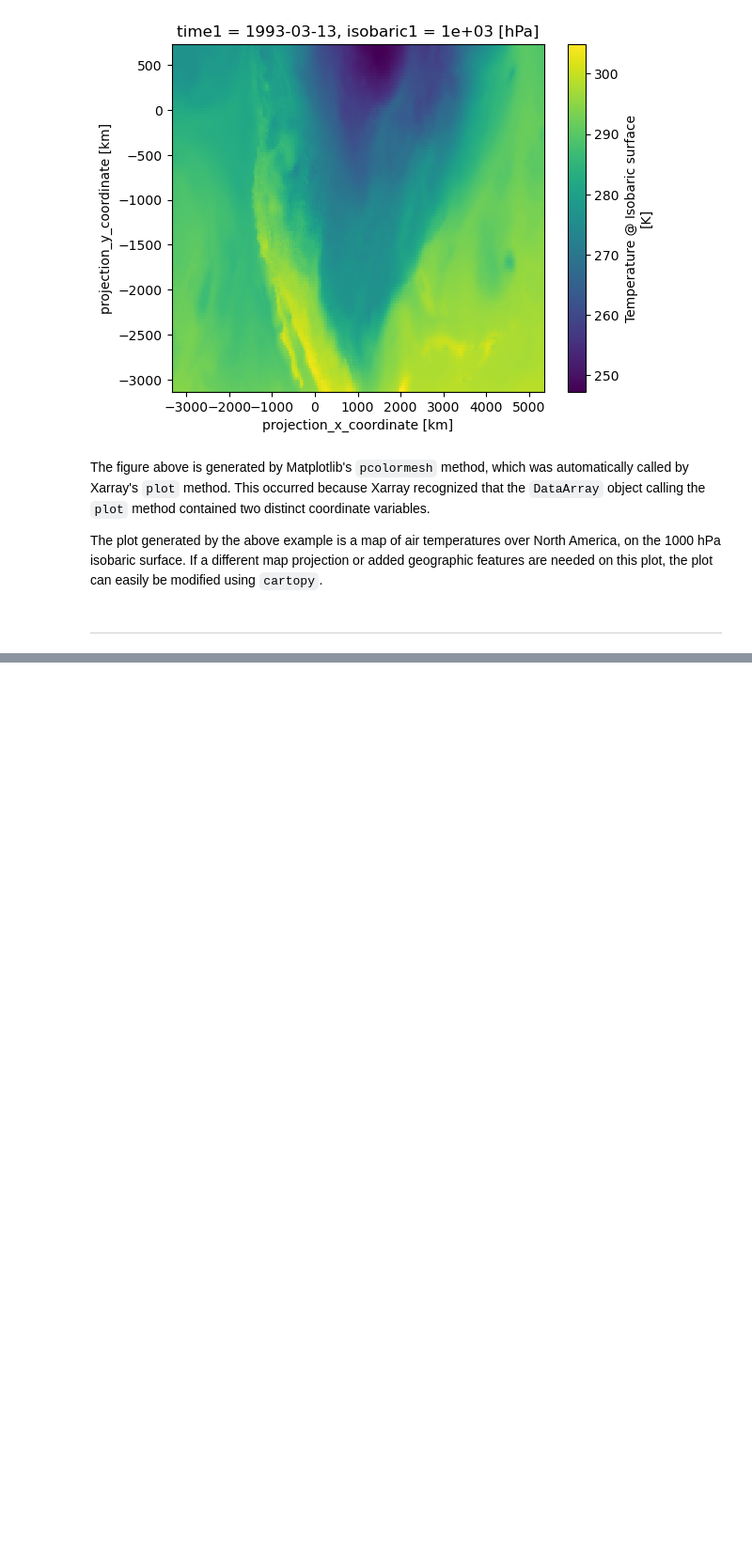
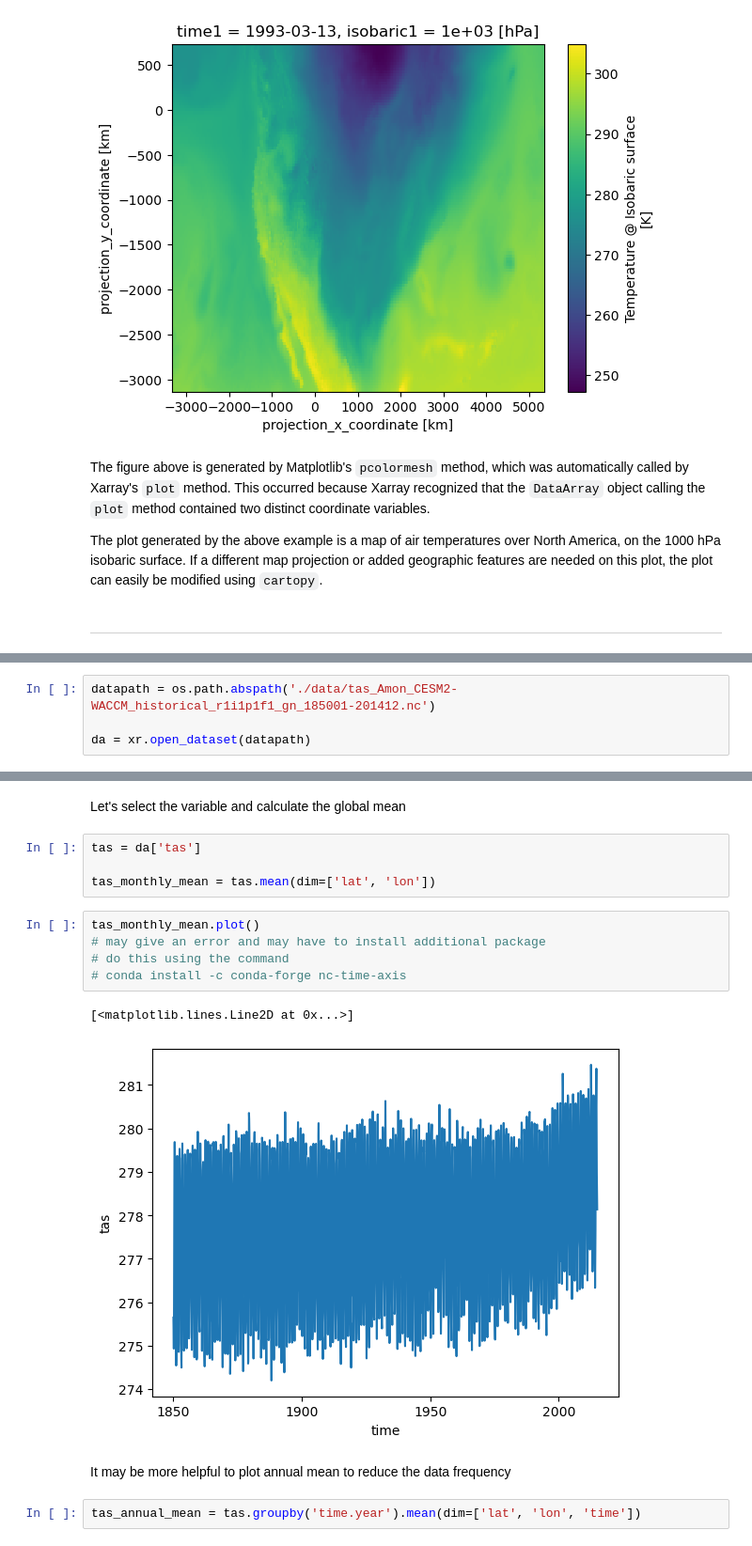
Before and after one commit to ai4er-cdt/induction-jupyter, a Jupyter notebook: main_afternoon4_xarray_dask_cartopy.ipynb, the cells around one changed output, grey strips where cells are left out. Shown: that part at 94% size. Cells and saved outputs as stored; diff of their text form; blank space fills up the shorter version.

```diff
--- a/main_afternoon4_xarray_dask_cartopy.ipynb
+++ b/main_afternoon4_xarray_dask_cartopy.ipynb
@@ -252,0 +273,4 @@ The plot generated by the above example is a map of air temperatures over North
+# %%
+datapath = os.path.abspath('./data/tas_Amon_CESM2-WACCM_historical_r1i1p1f1_gn_185001-201412.nc')
+
+da = xr.open_dataset(datapath)
@@ -252,0 +297,18 @@ The plot generated by the above example is a map of air temperatures over North
+# %% [markdown]
+Let's select the variable and calculate the global mean
+# %%
+tas = da['tas']
+
+tas_monthly_mean = tas.mean(dim=['lat', 'lon'])
+# %%
+tas_monthly_mean.plot()
+# may give an error and may have to install additional package
+# do this using the command
+# conda install -c conda-forge nc-time-axis
+# %% [output]
+[<matplotlib.lines.Line2D at 0x...>]
+[figure, added]
+# %% [markdown]
+It may be more helpful to plot annual mean to reduce the data frequency
+# %%
+tas_annual_mean = tas.groupby('time.year').mean(dim=['lat', 'lon', 'time'])
```
Also changed, not shown: parts of 11 cells of this notebook.
